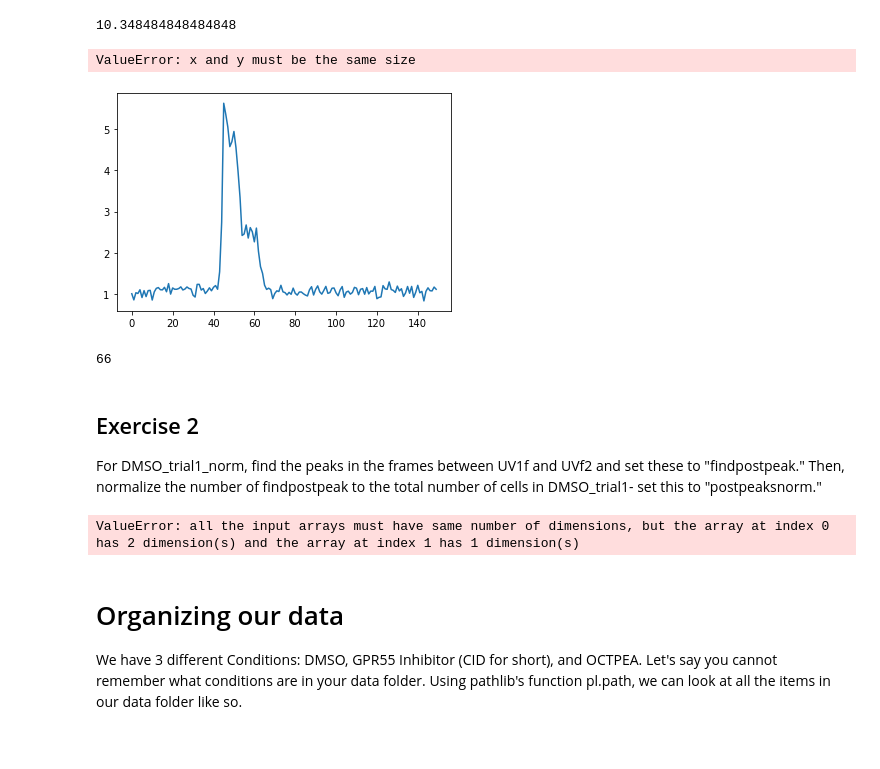
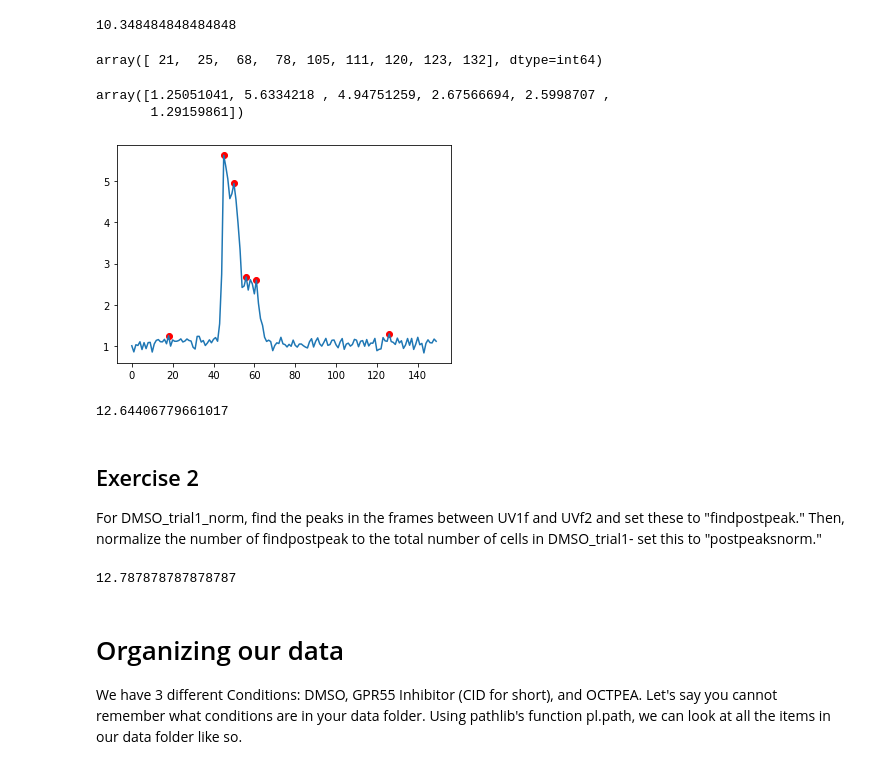
Before and after one commit to sarahigarza/Vollum_Python_ClassProj, a Jupyter notebook: live imaging with probes analysis.ipynb, the cells around one changed output. Saved outputs shown, nothing was run; the diff lists cells and outputs as text; code cells hidden in the pictures.

Commit message:
peak stuff

```diff
--- a/live imaging with probes analysis.ipynb
+++ b/live imaging with probes analysis.ipynb
@@ -53,30 +53,62 @@ mean_peak_count = sum(all_cells_peaks) / DMSO_trial1_norm.shape[1]
 mean_peak_count
 # %% [output]
 10.348484848484848
+# %%
+findprepeak
+# %% [output]
+array([ 21,  25,  68,  78, 105, 111, 120, 123, 132], dtype=int64)
 # %%
 
 cell=1
 fig, ax = plt.subplots()
 ax.plot(DMSO_trial1_norm[:UV1f,cell]);
-ax.scatter(all_peaks[cell], DMSO_trial1_norm[:UV1f,cell][all_o)
+ax.scatter(all_peaks[cell], DMSO_trial1_norm[:UV1f,cell][all_peaks[cell]], color="red" )
 DMSO_trial1_norm[0:150,cell][all_peaks[cell]]
 #DMSO_trial1_norm[0:150,:][all_peaks[0],0]
 # %% [output]
-ValueError: x and y must be the same size
+array([1.25051041, 5.6334218 , 4.94751259, 2.67566694, 2.5998707 ,
+       1.29159861])
-[figure, old version]
+[figure, new version]
 # %%
-
-norm
+#testing
+D2= pd.read_csv('data/DMSO/DMSO2.csv', header=None,index_col=0)
+DMSO_trial2=D2.values
+baseline2=np.mean(DMSO_trial2[:5,:],axis=0,keepdims=True)
+DMSO_trial2_norm= DMSO_trial2/baseline2
-# %% [output]
-66
+# %%
+UV1f= 150 #frame number where first irradiation occurred
+UV2f= 300
+ypeakthreshold= 1.25 #only count peak if it is 1.25 larger, peak must be at least this value greater in y than signal before / after, mph
+xpeakthreshold= 2 #finds tallest peak and eliminates peak in x direction on either side of peak mpd,
+all_peaks=[]
+all_cells_peaks = list()
+for cell  in range(DMSO_trial2_norm.shape[1]):                   #here if I dind one peak mtg my y condition, I eliminate all peaks 2 positions to the left and right
+    findprepeak= detect_peaks(DMSO_trial2_norm[:UV1f,cell], mph=ypeakthreshold, mpd=xpeakthreshold) #find peaks withindataset and generate an array
+    all_peaks.append(findprepeak)
+    all_cells_peaks.append(len(findprepeak))
+mean_peak_count = sum(all_cells_peaks) / DMSO_trial2_norm.shape[1]
+mean_peak_count
+# %% [output]
+12.64406779661017
 # %% [markdown]
 ## Exercise 2
 For DMSO_trial1_norm, find the peaks in the frames between UV1f and UVf2 and set these to "findpostpeak." Then, normalize the number of findpostpeak to the total number of cells in DMSO_trial1- set this to "postpeaksnorm."
 # %%
-findpostpeak=detect_peaks(DMSO_trial1_norm[UV1f:UV2f], mph=ypeakthreshold, mpd=xpeakthreshold)
-postpeaksnorm=len(findpostpeak)/DMSO_trial1_norm.shape[1]
+#answer
+UV1f= 150 #frame number where first irradiation occurred
+UV2f= 300
+ypeakthreshold= 1.25 #only count peak if it is 1.25 larger, peak must be at least this value greater in y than signal before / after, mph
+xpeakthreshold= 2 #finds tallest peak and eliminates peak in x direction on either side of peak mpd,
+all_postpeaks=[]
+allpost_cells_peaks = list()
+for cell  in range(DMSO_trial1_norm.shape[1]):
+    findpostpeak= detect_peaks(DMSO_trial1_norm[UV1f:UV2f,cell], mph=ypeakthreshold, mpd=xpeakthreshold) #find peaks withindataset and generate an array
+    all_postpeaks.append(findprepeak)
+    allpost_cells_peaks.append(len(findpostpeak))
+mean_post_peak_count = sum(allpost_cells_peaks) / DMSO_trial1_norm.shape[1]
+mean_post_peak_count
 # %% [output]
-ValueError: all the input arrays must have same number of dimensions, but the array at index 0 has 2 dimension(s) and the array at index 1 has 1 dimension(s)
+12.787878787878787
 # %% [markdown]
 # Organizing our data
 We have 3 different Conditions: DMSO, GPR55 Inhibitor (CID for short), and OCTPEA. Let's say you cannot remember what conditions are in your data folder. Using pathlib's function pl.path, we can look at all the items in our data folder like so.
```
Also changed, not shown: parts of 2 cells of this notebook.
